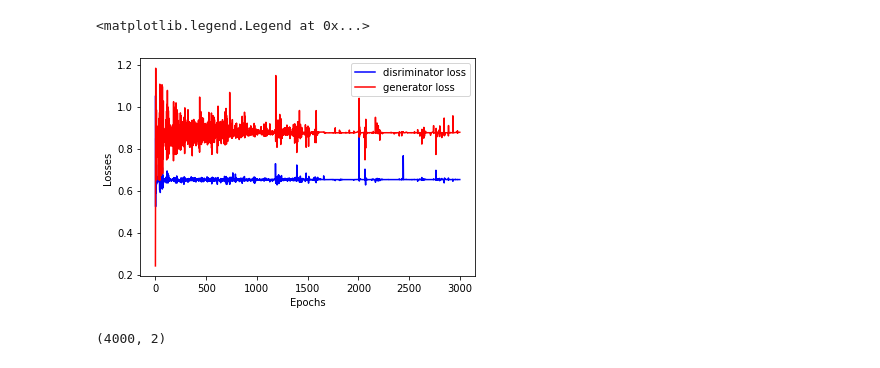
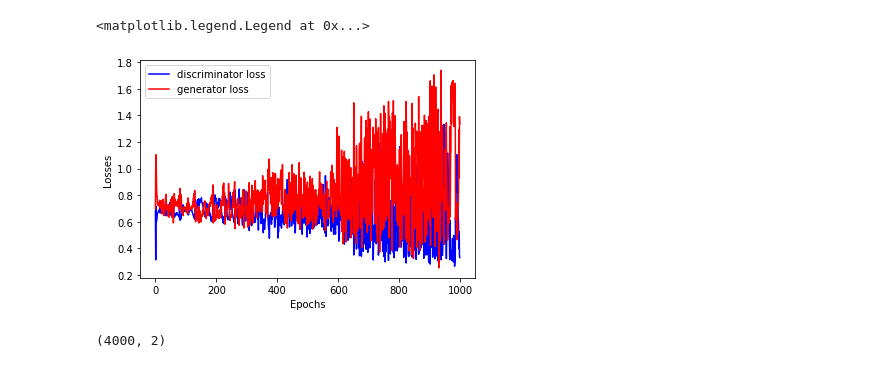
Before and after one commit to Sergio20f/generative_ml_for_particle_physics, a Jupyter notebook: data_notebooks/glash_v2_dist.ipynb, the cells around one changed output. Saved outputs shown, nothing was run; the diff lists cells and outputs as text; code cells hidden in the pictures.

```diff
--- a/data_notebooks/glash_v2_dist.ipynb
+++ b/data_notebooks/glash_v2_dist.ipynb
@@ -18,6 +117,6 @@ from glash_v2 import glash_discriminator, glash_generator, Glash
 # %%
 mean = (1, 1)
-cov = [[1, 0], [0, 1]] # Should be symmetric
+cov = [[0, 0], [0, 0]] # Should be symmetric
 x = np.random.multivariate_normal(mean, cov, 4000).astype('float32')
 # %%
 plt.hist2d(x[:, :1].reshape(4000,), x[:, 1:2].reshape(4000,), bins=25)
@@ -43,4 +142,4 @@ plt.hist2d(x[:, :1].reshape(4000,), x[:, 1:2].reshape(4000,), bins=25)
 # %%
 train_data = tf.data.Dataset.from_tensor_slices(x)
-train_data = train_data.batch(64).prefetch(32)
+train_data = train_data.batch(32).prefetch(32)
 # %% [output]
@@ -66,12 +165,14 @@ glash = Glash(glash_discriminator(), glash_generator())
 glash.compile(
     tf.keras.optimizers.Adam(),
     tf.keras.optimizers.Adam(),
+    tf.keras.losses.BinaryCrossentropy(from_logits=True), # discriminator
     tf.keras.losses.BinaryCrossentropy(from_logits=True)
+    #tf.keras.losses.mean_squared_error # generator
 )
 # %%
 generated_point_list = []
 
 cbk = tf.keras.callbacks.LambdaCallback(on_epoch_end=lambda epoch, logs: show_samples(generated_point_list, epoch, glash.generator, x))
 
-history = glash.fit(train_data, epochs=3000, callbacks=[cbk], verbose=False)
+history = glash.fit(train_data, epochs=1000, callbacks=[cbk], verbose=False)
 # %% [output]
@@ -81,12 +182,14 @@ history = glash.fit(train_data, epochs=3000, callbacks=[cbk], verbose=False)
 # %%
-plt.plot(history.history['d_loss'], color='blue', label='disriminator loss')
-plt.plot(history.history['g_loss'], color='red', label='generator loss')
+plt.plot(history.history['d_loss'], color='blue', label='discriminator loss')
+line = plt.plot(history.history['g_loss'], color='red')
+line[0].set_label("generator loss")
+
 plt.xlabel('Epochs')
 plt.ylabel('Losses')
 plt.legend()
 # %% [output]
 <matplotlib.legend.Legend at 0x...>
-[figure, old version]
+[figure, new version]
 # %%
 noise = toy_data(4000, 0, 1).astype('float32')
 noise.shape
```
Also changed, not shown: parts of 16 cells of this notebook, 5 other files.
